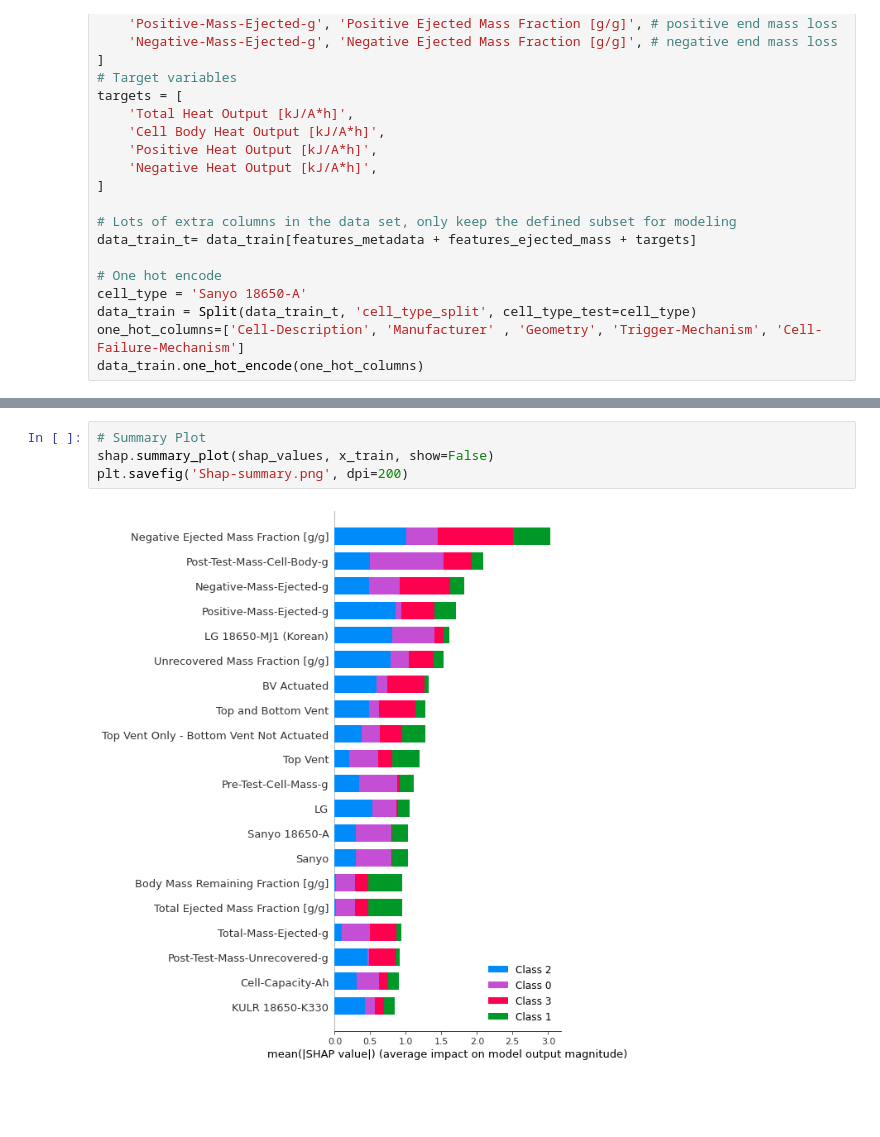
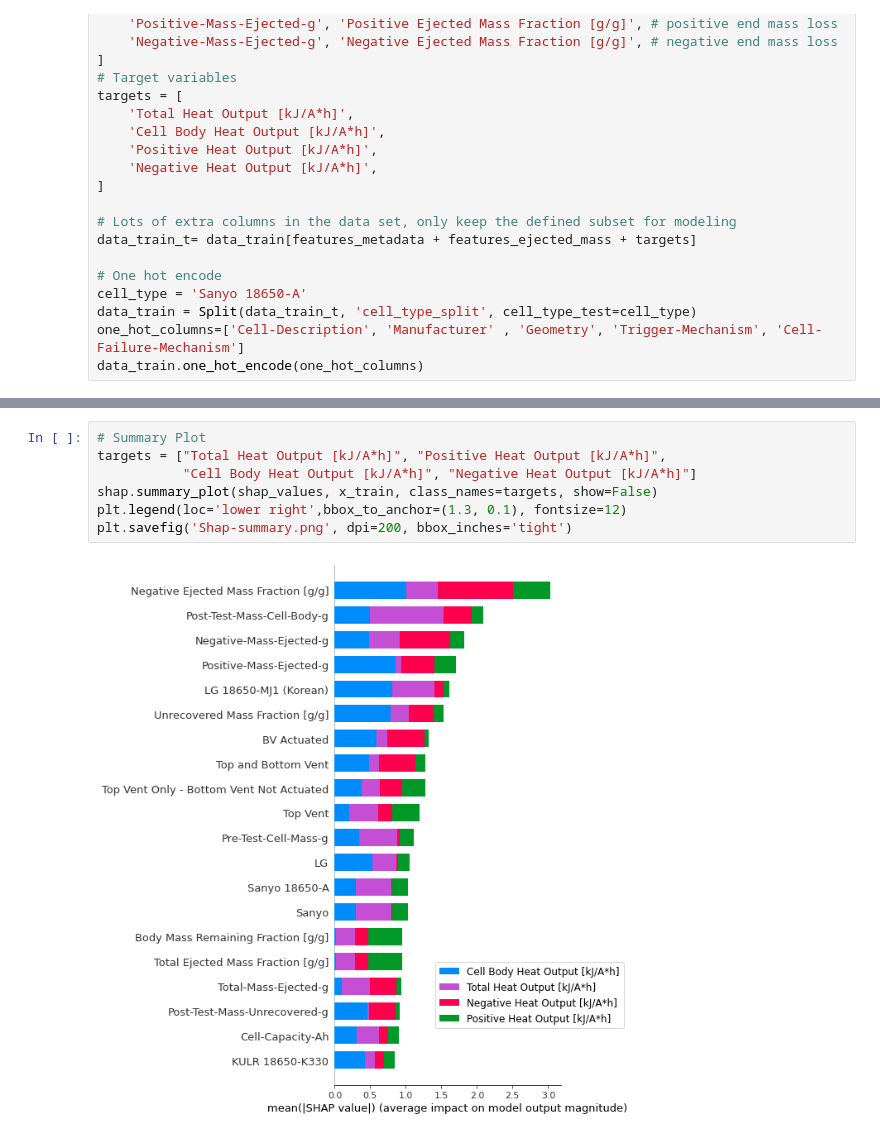
Before and after one commit to NREL/battery-heat-output, a Jupyter notebook: SHAP Feature Analysis.ipynb, the cells around one changed output, grey strips where cells are left out. Saved outputs shown, nothing was run; the diff lists cells and outputs as text; blank space fills up the shorter version.

```diff
--- a/SHAP Feature Analysis.ipynb
+++ b/SHAP Feature Analysis.ipynb
@@ -145,8 +144,11 @@ Using 139 background data samples could cause slower run times. Consider using s
-# %%
-# Summary Plot
-shap.summary_plot(shap_values, x_train, show=False)
-plt.savefig('Shap-summary.png', dpi=200)
-# %% [output]
-[figure, removed]
+# %%
+# Summary Plot
+targets = ["Total Heat Output [kJ/A*h]", "Positive Heat Output [kJ/A*h]",
+           "Cell Body Heat Output [kJ/A*h]", "Negative Heat Output [kJ/A*h]"]
+shap.summary_plot(shap_values, x_train, class_names=targets, show=False)
+plt.legend(loc='lower right',bbox_to_anchor=(1.3, 0.1), fontsize=12)
+plt.savefig('Shap-summary.png', dpi=200, bbox_inches='tight')
+# %% [output]
+[figure, added]
 # %%
 # Individual Swarm Plots
```
Also changed, not shown: parts of 2 cells of this notebook, 5 other files.
